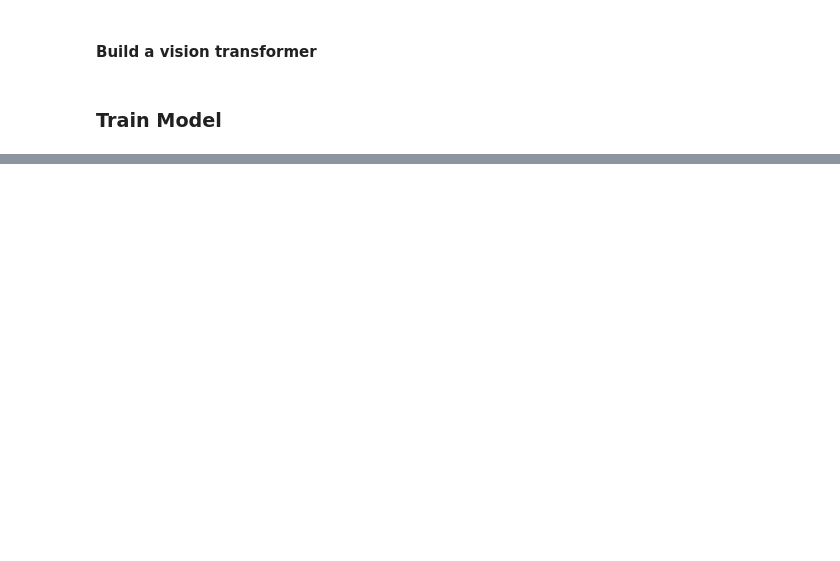
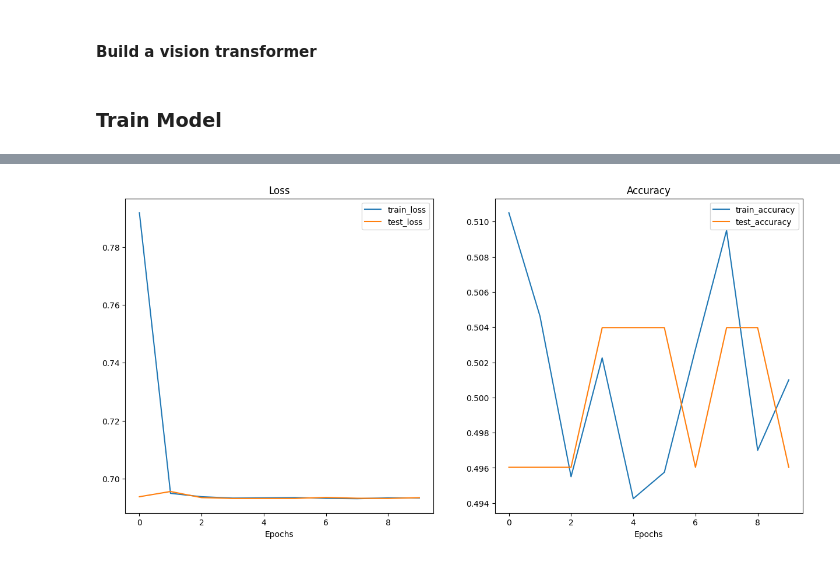
Before and after one commit to Buicongbang04/Dog_Cat_Classification, a Jupyter notebook: image_classification.ipynb, the cells around one changed output, grey strips where cells are left out. Saved outputs shown, nothing was run; the diff lists cells and outputs as text; code cells hidden in the pictures; blank space fills up the shorter version.

```diff
--- a/image_classification.ipynb
+++ b/image_classification.ipynb
@@ -13,7 +24,7 @@ device
 # %%
 # Setup directory paths to train and test images
-train_dir = r'D:\AIO\dataset\training_set'
-test_dir = r'D:\AIO\dataset\test_set'
+train_dir = '/content/Dog_Cat_Classidication/dataset/training_set'
+test_dir = '/content/Dog_Cat_Classidication/dataset/test_set'
 # %% [markdown]
 ### Create Datasets and DataLoaders
 # %%
@@ -517,0 +539,8 @@ results = engine.train(model=vit,
+# %%
+# To check out our ViT model's loss curves, we can use the plot_loss_curves function from helper_functions.py
+from helper_functions import plot_loss_curves
+
+# Plot our ViT model's loss curves
+plot_loss_curves(results)
+# %% [output]
+[figure, added]
```
Also changed, not shown: parts of 13 cells of this notebook.
